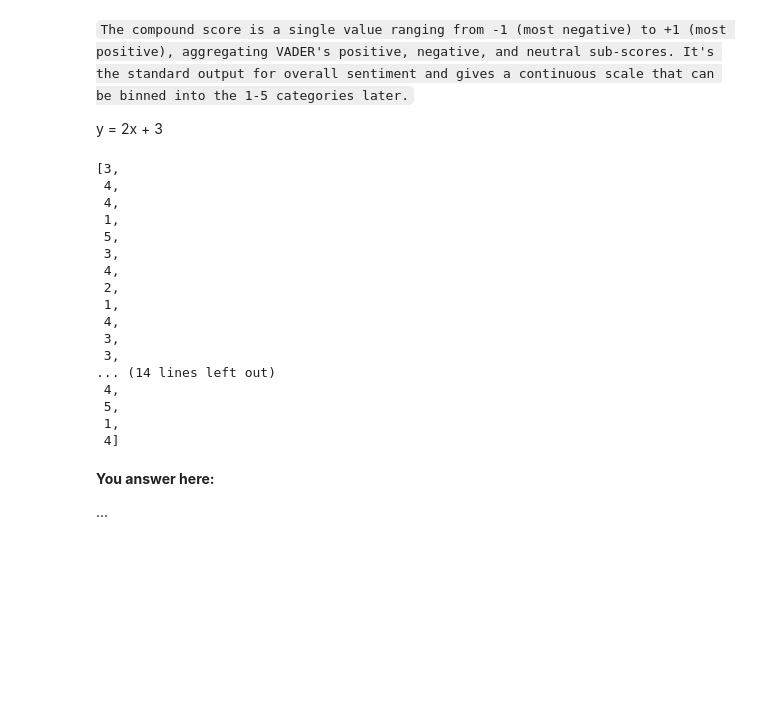
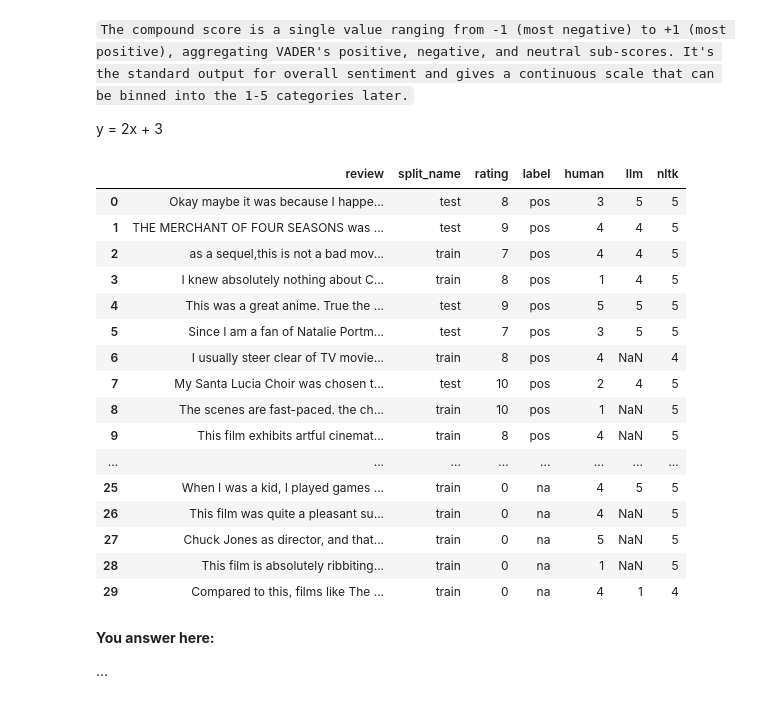
Before and after one commit to elsithewizzard/SC_Notebook1_Bruellhardt_Iskander, a Jupyter notebook: SC_Notebook5_Bruellhardt_Iskander/SC_Notebook5_Bruellhardt_Iskander.ipynb, the cells around one changed output. Drawn from its saved outputs; the diff is of its cells as text; code cells hidden in the pictures; blank space fills up the shorter version.

Commit message:
2.4 normalized!

```diff
--- a/SC_Notebook5_Bruellhardt_Iskander/SC_Notebook5_Bruellhardt_Iskander.ipynb
+++ b/SC_Notebook5_Bruellhardt_Iskander/SC_Notebook5_Bruellhardt_Iskander.ipynb
@@ -857,47 +859,47 @@ Store the dataframe in a CSV file named `imdb_combined.csv` and include it in yo
 y = 2x + 3
 # %%
 ### Your code for scale conversions here:
+#loading all datasets
 df_human = pd.read_csv('imdb_human.csv')
 df_llm = pd.read_csv('imdb_llm.csv')
 df_nltk = pd.read_csv('imdb_nltk.csv')
+df_normalized = pd.read_csv('imdb_random_reviews.csv').copy()
+
 
 human_annotations = df_human['annotation']
 llm_annotations = df_llm['annotation']
 nltk_annotations = df_nltk['annotation']
 
 normalized_human = [int(x) for x in human_annotations]
-normalized_llm = [int(x)for x in nltk_annotations]
+normalized_llm = [int(x) if not pd.isna(x) else 'NaN' for x in llm_annotations]
 normalized_nltk = [int(round(x*2 + 3, 0)) for x in nltk_annotations]
 
 
-df_normalized = pd.read_csv('imdb_random_reviews.csv').copy()
 
 df_normalized['human'] = normalized_human
 df_normalized['llm'] = normalized_llm
 df_normalized['nltk'] = normalized_nltk
 
-df_normalized.to_csv('2.2_imdb_normalized.csv')
+df_normalized.to_csv('imdb_normalized.csv')
 df_normalized.head(30)
-
-normalized_human
 # %% [output]
-[3,
- 4,
- 4,
- 1,
- 5,
- 3,
- 4,
- 2,
- 1,
- 4,
- 3,
- 3,
-... (14 lines left out)
- 4,
- 5,
- 1,
- 4]
+|  | review | split_name | rating | label | human | llm | nltk |
+| 0 | Okay maybe it was because I happe... | test | 8 | pos | 3 | 5 | 5 |
+| 1 | THE MERCHANT OF FOUR SEASONS was ... | test | 9 | pos | 4 | 4 | 5 |
+| 2 | as a sequel,this is not a bad mov... | train | 7 | pos | 4 | 4 | 5 |
+| 3 | I knew absolutely nothing about C... | train | 8 | pos | 1 | 4 | 5 |
+| 4 | This was a great anime. True the ... | test | 9 | pos | 5 | 5 | 5 |
+| 5 | Since I am a fan of Natalie Portm... | test | 7 | pos | 3 | 5 | 5 |
+| 6 | I usually steer clear of TV movie... | train | 8 | pos | 4 | NaN | 4 |
+| 7 | My Santa Lucia Choir was chosen t... | test | 10 | pos | 2 | 4 | 5 |
+| 8 | The scenes are fast-paced. the ch... | train | 10 | pos | 1 | NaN | 5 |
+| 9 | This film exhibits artful cinemat... | train | 8 | pos | 4 | NaN | 5 |
+| ... | ... | ... | ... | ... | ... | ... | ... |
+| 25 | When I was a kid, I played games ... | train | 0 | na | 4 | 5 | 5 |
+| 26 | This film was quite a pleasant su... | train | 0 | na | 4 | NaN | 5 |
+| 27 | Chuck Jones as director, and that... | train | 0 | na | 5 | NaN | 5 |
+| 28 | This film is absolutely ribbiting... | train | 0 | na | 1 | NaN | 5 |
+| 29 | Compared to this, films like The ... | train | 0 | na | 4 | 1 | 4 |
 # %% [markdown]
 **You answer here:**
 
```
Also changed, not shown: parts of 1 cell of this notebook, 1 other file.
